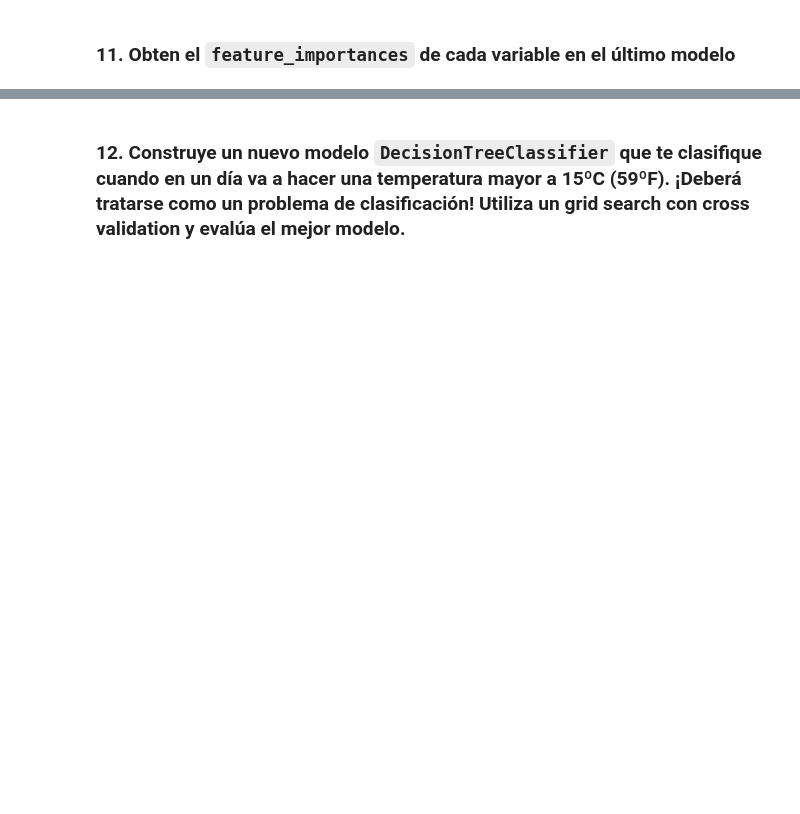
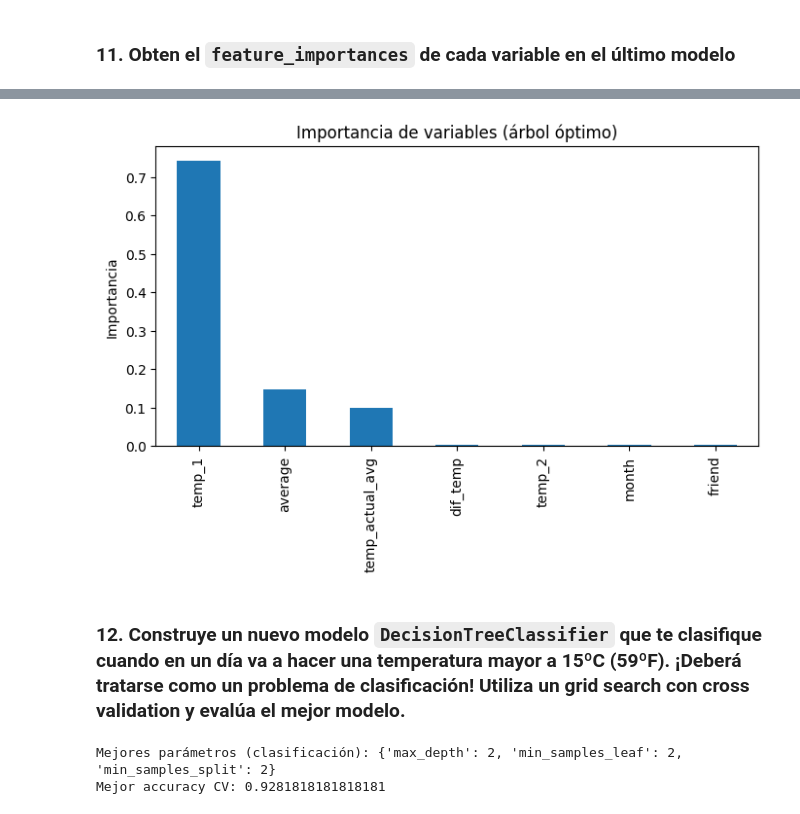
Before and after one commit to irenetite/2026-02-BILBAO-FT-Data-Science, a Jupyter notebook: 3-Machine_Learning/1-Supervisado/3-RegorClass/5-Decision_Trees/ejercicio/irene_DTrees_reg_class.ipynb, the cells around one changed output, grey strips where cells are left out. Saved outputs shown, nothing was run; the diff lists cells and outputs as text; code cells hidden in the pictures; blank space fills up the shorter version.

```diff
--- a/3-Machine_Learning/1-Supervisado/3-RegorClass/5-Decision_Trees/ejercicio/irene_DTrees_reg_class.ipynb
+++ b/3-Machine_Learning/1-Supervisado/3-RegorClass/5-Decision_Trees/ejercicio/irene_DTrees_reg_class.ipynb
@@ -325,2 +436,6 @@ Calcula el MAE, MAPE, MSE y RMSE.
 # %% [markdown]
 ### 11. Obten el `feature_importances` de cada variable en el último modelo
+# %%
+importances = best_reg.feature_importances_
+feat_imp = pd.Series(importances, index=X.columns).sort_values(ascending=False)
+feat_imp
@@ -327,2 +451,44 @@ Calcula el MAE, MAPE, MSE y RMSE.
+# %%
+plt.figure(figsize=(8,4))
+feat_imp.plot(kind="bar")
+plt.title("Importancia de variables (árbol óptimo)")
+plt.ylabel("Importancia")
+plt.show()
+# %% [output]
+[figure, added]
 # %% [markdown]
 ### 12. Construye un nuevo modelo `DecisionTreeClassifier` que te clasifique cuando en un día va a hacer una temperatura mayor a 15ºC (59ºF). ¡Deberá tratarse como un problema de **clasificación**! Utiliza un grid search con cross validation y evalúa el mejor modelo.
+# %%
+y_class = (df["actual"] > 59).astype(int)
+
+X_train_c, X_test_c, y_train_c, y_test_c = train_test_split(
+    X, y_class, test_size=0.2, random_state=42, stratify=y_class
+)
+
+from sklearn.tree import DecisionTreeClassifier
+
+tree_clf = DecisionTreeClassifier(random_state=42)
+
+param_grid_clf = {
+    "max_depth": [2, 3, 4, 5, None],
+    "min_samples_split": [2, 5, 10],
+    "min_samples_leaf": [1, 2, 4]
+}
+
+grid_search_clf = GridSearchCV(
+    estimator=tree_clf,
+    param_grid=param_grid_clf,
+    cv=5,
+    scoring="accuracy",
+    n_jobs=-1
+)
+
+grid_search_clf.fit(X_train_c, y_train_c)
+
+print("Mejores parámetros (clasificación):", grid_search_clf.best_params_)
+print("Mejor accuracy CV:", grid_search_clf.best_score_)
+
+best_clf = grid_search_clf.best_estimator_
+# %% [output]
+Mejores parámetros (clasificación): {'max_depth': 2, 'min_samples_leaf': 2, 'min_samples_split': 2}
+Mejor accuracy CV: 0.9281818181818181
```
Also changed, not shown: parts of 18 cells of this notebook, 4 other files.
